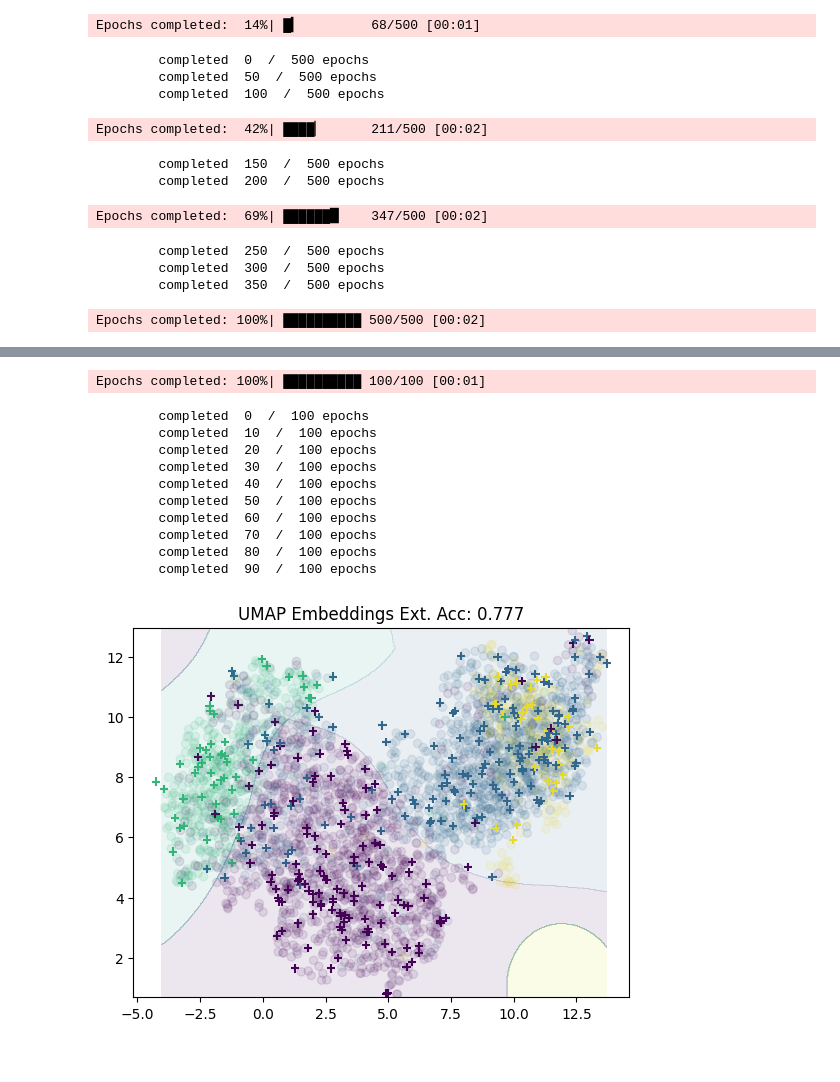
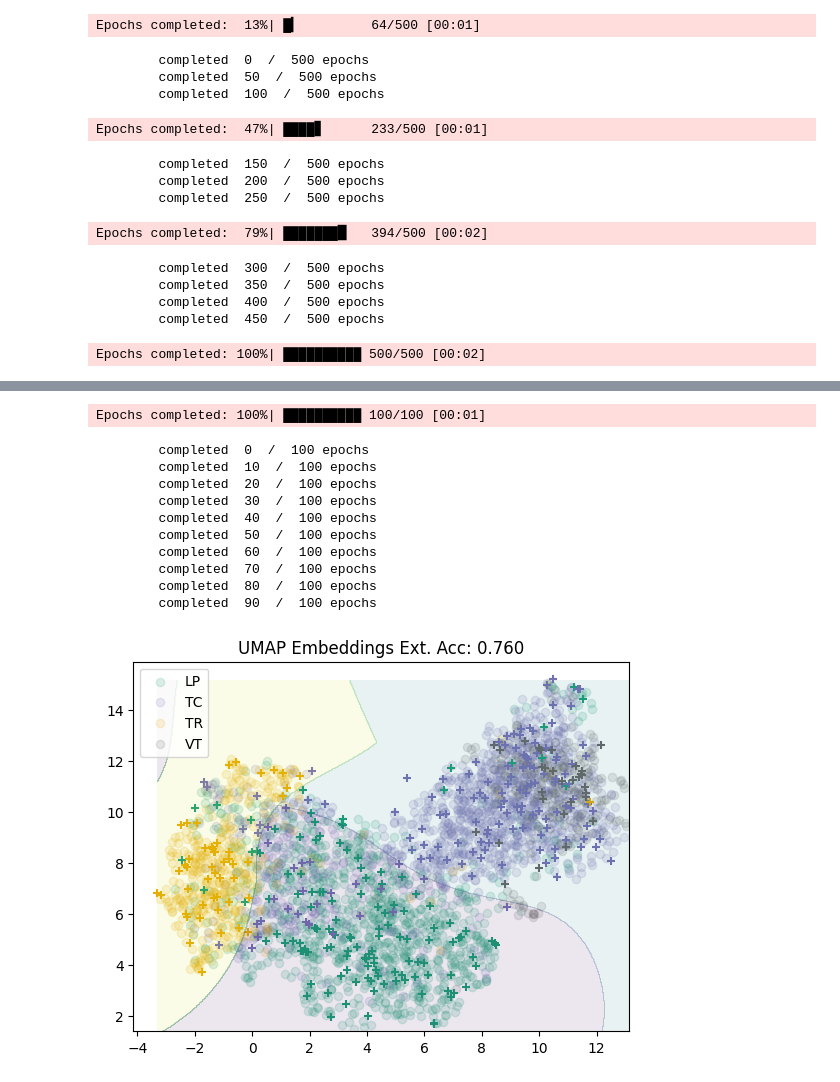
Before and after one commit to jcarthy/ssc-granada, a Jupyter notebook: scripts/umap/day2/raw-fft-split-1/analyse.ipynb, the cells around one changed output, grey strips where cells are left out. Drawn from its saved outputs; the diff is of its cells as text; code cells hidden in the pictures.

Commit message:
Adding class labels
TODO create data frames and plot results using seaborn

```diff
--- a/scripts/umap/day2/raw-fft-split-1/analyse.ipynb
+++ b/scripts/umap/day2/raw-fft-split-1/analyse.ipynb
@@ -7,6 +7,30 @@ from sklearn.svm import SVC
 from sklearn.inspection import DecisionBoundaryDisplay
 
 import matplotlib.pyplot as plt
+import matplotlib.cm as cm
+
+def scatter_plot(X,y,dict,train=True):
+
+    handles = []
+    cmap = cm.get_cmap('Dark2')
+    colours = cmap(np.linspace(0,1,len(np.unique(y))))
+
+    for i in np.unique(y):
+        if train == True:
+            ptch = plt.scatter(X[y==i,0],X[y==i,1],color=colours[i],marker='o',alpha=0.15)
+            handles.append(ptch)
+        else:
+            ptch = plt.scatter(X[y==i,0],X[y==i,1],color=colours[i],marker='+')
+
+    if train == True:
+        plt.legend(handles, [dict[i] for i in range(len(np.unique(y)))])
+
+label_dict = {
+    0: "LP",
+    1: "TC",
+    2: "TR",
+    3: "VT",
+}
 
 train_data = np.load('train_data.npy')
 train_labs = np.load('train_labels.npy')
@@ -110,8 +138,11 @@ acc = svc.score(test_embds, test_labs)
 
 ax = plt.gca()
 
-plt.scatter(train_embds.embedding_[:,0],train_embds.embedding_[:,1],c=train_labs,alpha=0.1)
-plt.scatter(test_embds[:,0],test_embds[:,1],c=test_labs,marker='+')
+#plt.scatter(train_embds.embedding_[:,0],train_embds.embedding_[:,1],c=train_labs,alpha=0.1)
+scatter_plot(train_embds.embedding_,train_labs,label_dict)
+#plt.scatter(test_embds[:,0],test_embds[:,1],c=test_labs,marker='+')
+scatter_plot(test_embds,test_labs,label_dict,train=False)
+
 plt.title(f'UMAP Embeddings Ext. Acc: {acc:.3f}')
 DecisionBoundaryDisplay.from_estimator(
             svc, train_embds.embedding_, alpha=0.1, eps=0.1, ax = ax, grid_resolution=500
@@ -126,12 +157,14 @@ Tue Jan 23 12:36:30 2024 Construct embedding
-Epochs completed:  14%| █▎         68/500 [00:01]
+Epochs completed:  13%| █▎         64/500 [00:01]
         completed  0  /  500 epochs
         completed  50  /  500 epochs
         completed  100  /  500 epochs
-Epochs completed:  42%| ████▏      211/500 [00:02]
+Epochs completed:  47%| ████▋      233/500 [00:01]
         completed  150  /  500 epochs
         completed  200  /  500 epochs
+        completed  250  /  500 epochs
-Epochs completed:  69%| ██████▉    347/500 [00:02]
+Epochs completed:  79%| ███████▉   394/500 [00:02]
-        completed  250  /  500 epochs
         completed  300  /  500 epochs
         completed  350  /  500 epochs
+        completed  400  /  500 epochs
+        completed  450  /  500 epochs
 Epochs completed: 100%| ██████████ 500/500 [00:02]
@@ -141,12 +172,12 @@ Tue Jan 23 12:36:33 2024 Finished embedding
 Epochs completed: 100%| ██████████ 100/100 [00:01]
         completed  0  /  100 epochs
         completed  10  /  100 epochs
         completed  20  /  100 epochs
         completed  30  /  100 epochs
         completed  40  /  100 epochs
         completed  50  /  100 epochs
         completed  60  /  100 epochs
         completed  70  /  100 epochs
         completed  80  /  100 epochs
         completed  90  /  100 epochs
-[figure, old version]
+[figure, new version]
```
Also changed, not shown: parts of 3 cells of this notebook.
